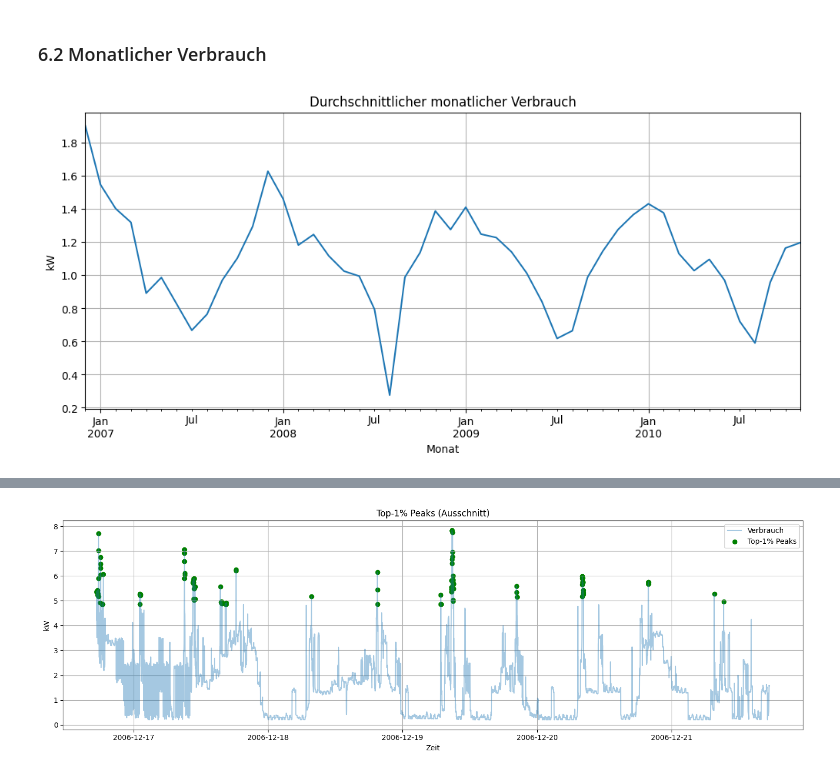
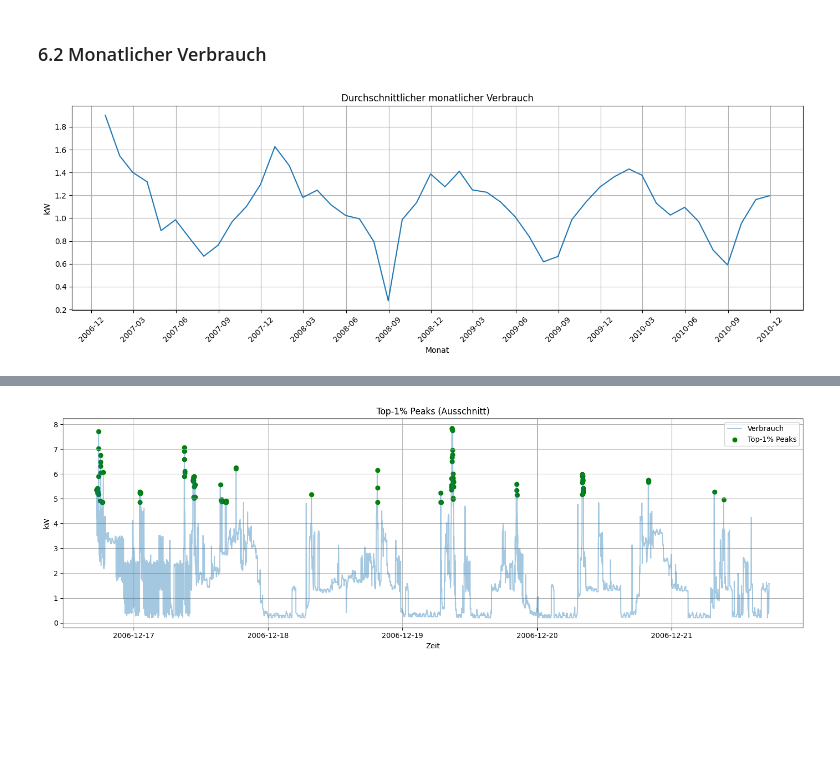
Before and after one commit to NataliaArchipenko/energy-monitor-anomaly-detection, a Jupyter notebook: Notebooks/2_eda_timeseries.ipynb, the cells around one changed output, grey strips where cells are left out. Drawn from its saved outputs; the diff is of its cells as text; code cells hidden in the pictures; blank space fills up the shorter version.

```diff
--- a/Notebooks/2_eda_timeseries.ipynb
+++ b/Notebooks/2_eda_timeseries.ipynb
@@ -159,7 +304,0 @@ plt.show()
-# %%
-df["year"] = df.index.year
-df["dayofyear"] = df.index.dayofyear
-
-sns.lineplot(data=df, x="dayofyear", y="Global_active_power", hue="year")
-plt.title("Jahr-zu-Jahr Vergleich des Stromverbrauchs")
-plt.show()
@@ -379,13 +369,28 @@ plt.show()
 # %%
 monthly_consumption = df['Global_active_power'].resample('M').mean()
 # %%
-monthly_consumption.plot(figsize=(12,5))
-plt.title("Durchschnittlicher monatlicher Verbrauch")
-plt.xlabel("Monat")
-plt.ylabel("kW")
-plt.grid(True)
+import matplotlib.pyplot as plt
+import matplotlib.dates as mdates
+
+fig, ax = plt.subplots(figsize=(14,5))
+ax.plot(monthly_consumption)
+
+ax.set_title("Durchschnittlicher monatlicher Verbrauch")
+ax.set_xlabel("Monat")
+ax.set_ylabel("kW")
+
+# --- X-Achse verbessern ---
+ax.xaxis.set_major_formatter(mdates.DateFormatter('%Y-%m'))
+ax.xaxis.set_major_locator(mdates.MonthLocator(interval=3))  # alle 3 Monate
+plt.xticks(rotation=45)
+
+
+
+ax.grid(True)
+plt.tight_layout()
+plt.savefig("C:\\Users\\NataliaArchipenko\\OneDrive - BBQ - Baumann Bildung und Qualifizierung GmbH\\Desktop\\Projekt\\Img\\eda\\durch_monat_verbrauch.png", dpi=300)
 plt.show()
 # %% [output]
-[figure, old version]
+[figure, new version]
 # %% [markdown]
 ###  Beobachtungen: Durchschnittlicher monatlicher Verbrauch
```
Also changed, not shown: parts of 71 cells of this notebook, 1 other file.
